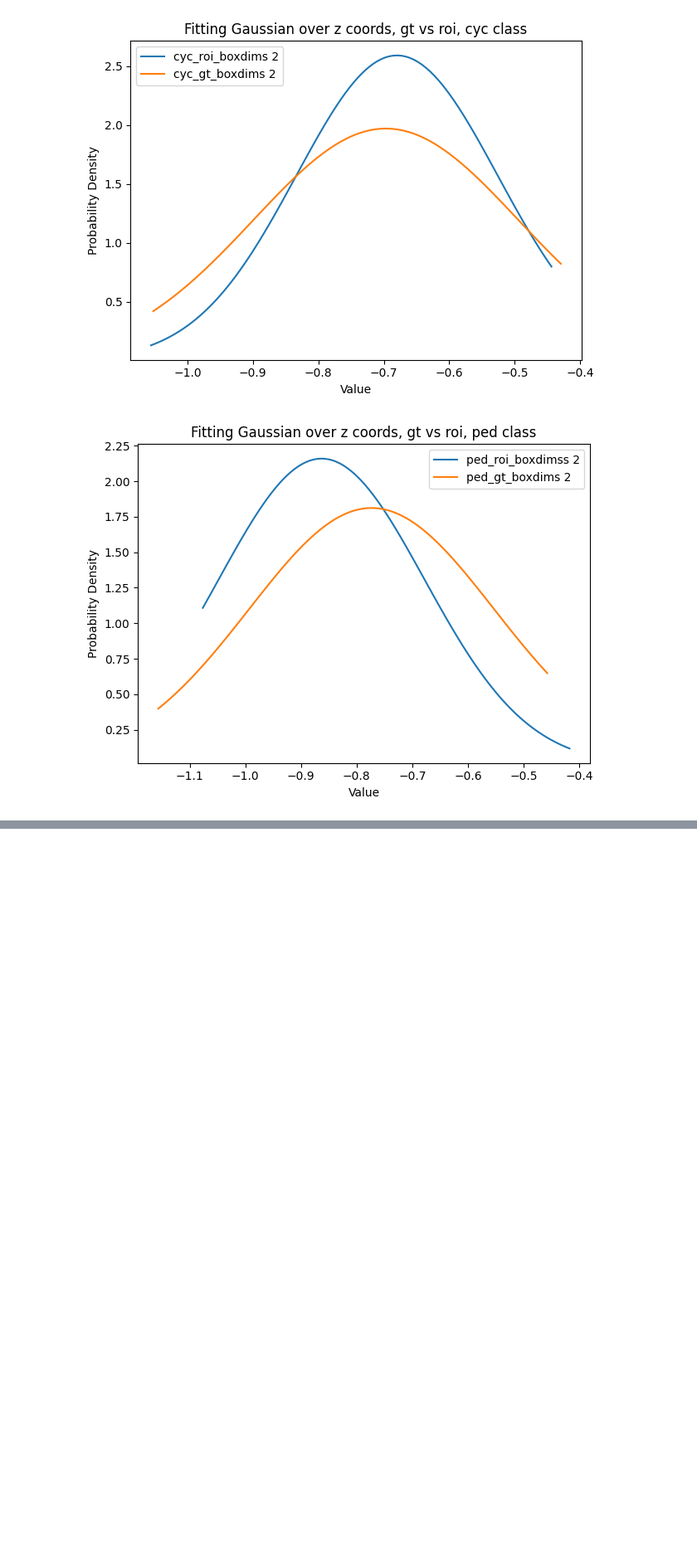
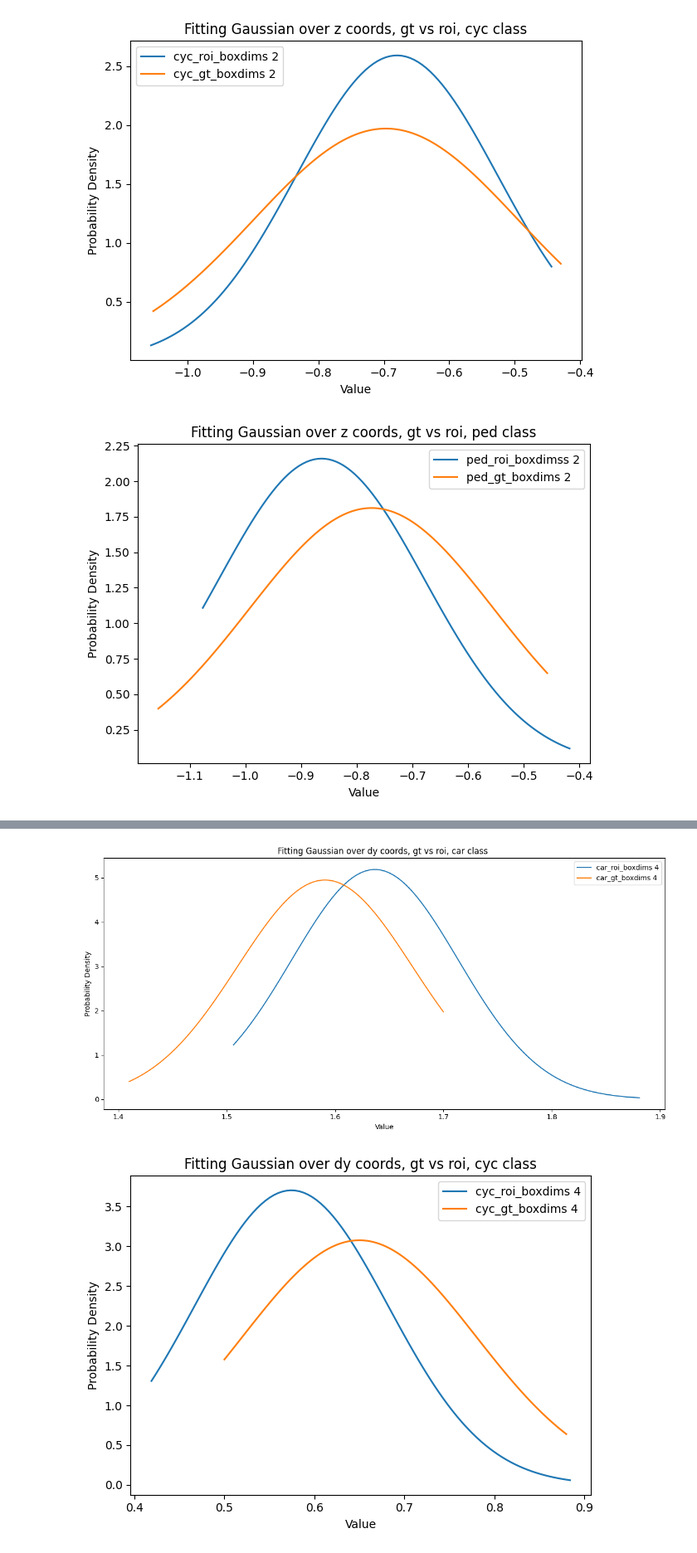
Before and after one commit to adv010/OpenPCDet, a Jupyter notebook: vis_prototypes.ipynb, the cells around one changed output, grey strips where cells are left out. Shown at 83% size. Saved outputs shown, nothing was run; the diff lists cells and outputs as text; code cells hidden in the pictures; blank space fills up the shorter version.

```diff
--- a/vis_prototypes.ipynb
+++ b/vis_prototypes.ipynb
@@ -732,0 +812,78 @@ plt.show()
+# %%
+plt.figure(figsize=(12, 6))
+
+
+
+# Fit and plot Gaussian curves for tensor1
+for i, data in enumerate(tensor1_car_data):
+    if i==4:
+        fit_and_plot_gaussian(data.flatten(), label=f'car_roi_boxdims {i}')
+        break
+
+# Fit and plot Gaussian curves for tensor2
+for i, data in enumerate(tensor2_car_data):
+    if i==4:
+        fit_and_plot_gaussian(data.flatten(), label=f'car_gt_boxdims {i}')
+        break
+
+plt.title('Fitting Gaussian over dy coords, gt vs roi, car class ')
+plt.xlabel('Value')
+plt.ylabel('Probability Density')
+plt.legend()
+
+# Adjust the layout and display the plot
+plt.tight_layout()
+plt.show()
+
+
+tensor1_cyc_data = np.split(rois_cyc, 7, axis=1) # roi
+# Extract data for each index from tensor2
+tensor2_cyc_data = np.split(gts_cyc, 7, axis=1)
+
+for i, data in enumerate(tensor1_cyc_data):
+    if i==4:
+        fit_and_plot_gaussian(data.flatten(), label=f'cyc_roi_boxdims {i}')
+        break
+
+# Fit and plot Gaussian curves for tensor2
+for i, data in enumerate(tensor2_cyc_data):
+    if i==4:
+        fit_and_plot_gaussian(data.flatten(), label=f'cyc_gt_boxdims {i}')
+        break
+
+plt.title('Fitting Gaussian over dy coords, gt vs roi, cyc class')
+plt.xlabel('Value')
+plt.ylabel('Probability Density')
+plt.legend()
+
+# Adjust the layout and display the plot
+plt.tight_layout()
+plt.show()
+
+
+tensor1_ped_data = np.split(rois_ped, 7, axis=1) # roi
+# Extract data for each index from tensor2
+tensor2_ped_data = np.split(gts_ped, 7, axis=1)
+
+for i, data in enumerate(tensor1_ped_data):
+   if i==4:
+        fit_and_plot_gaussian(data.flatten(), label=f'ped_roi_boxdimss {i}') #
+        break
+
+# Fit and plot Gaussian curves for tensor2
+for i, data in enumerate(tensor2_ped_data):
+    if i==4:
+        fit_and_plot_gaussian(data.flatten(), label=f'ped_gt_boxdims {i}')
+        break
+
+plt.title('Fitting Gaussian over dy coords, gt vs roi, ped class')
+plt.xlabel('Value')
+plt.ylabel('Probability Density')
+plt.legend()
+
+# Adjust the layout and display the plot
+plt.tight_layout()
+plt.show()
+# %% [output]
+[figure, added]
+[figure, added]
```
Also changed, not shown: parts of 3 cells of this notebook, 1 other file.
